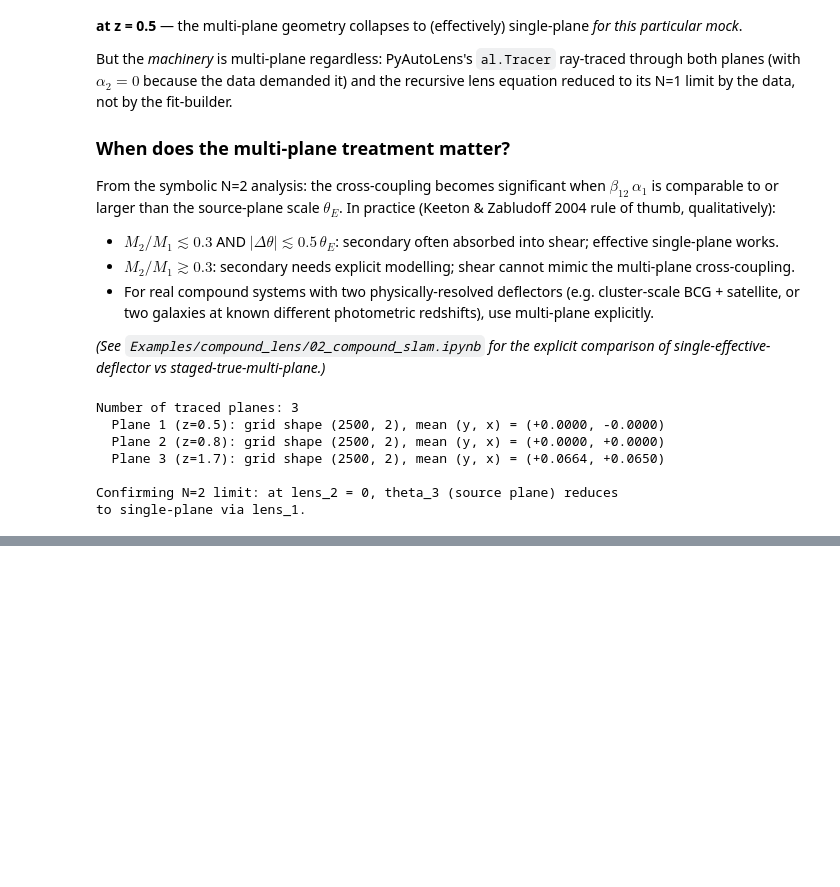
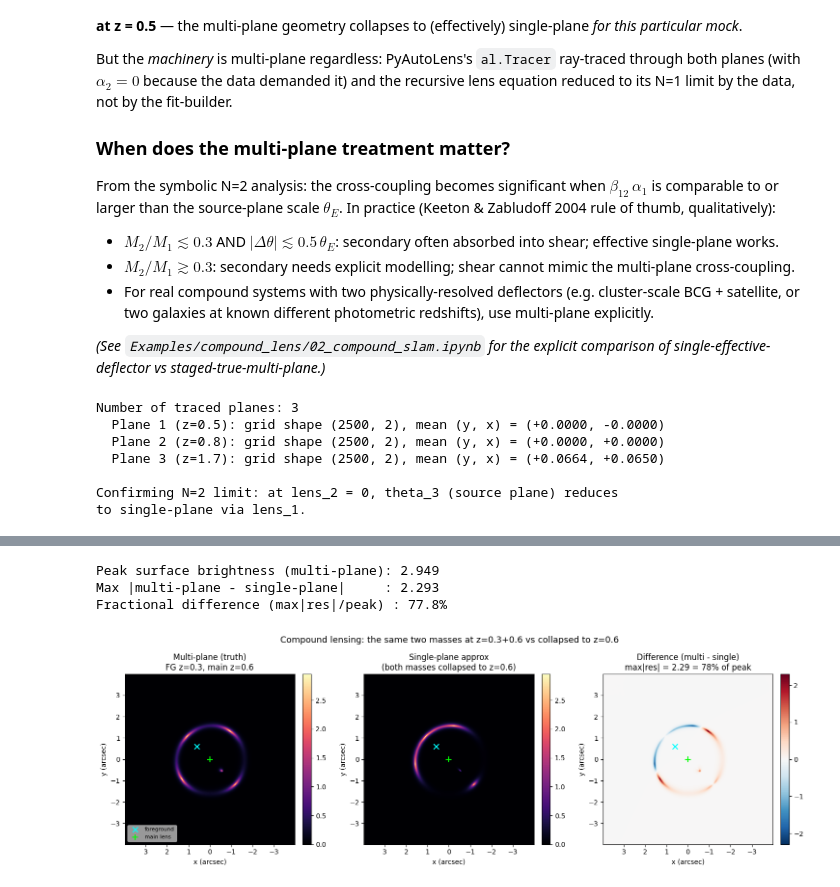
Before and after one commit to rodelcr/Learning_to_Autolens, a Jupyter notebook: Modules/14_Compound_Multi_Plane_Lensing/14_compound_multi_plane_lensing.ipynb, the cells around one changed output, grey strips where cells are left out. Drawn from its saved outputs; the diff is of its cells as text; code cells hidden in the pictures; blank space fills up the shorter version.

```diff
--- a/Modules/14_Compound_Multi_Plane_Lensing/14_compound_multi_plane_lensing.ipynb
+++ b/Modules/14_Compound_Multi_Plane_Lensing/14_compound_multi_plane_lensing.ipynb
@@ -245,0 +323,65 @@ to single-plane via lens_1.
+# %%
+# --- Build the single-plane approximation: collapse BOTH masses onto z_main ---
+# Same Einstein radii, same centres, but the foreground is now declared to live
+# at z=0.6. This is the naive shortcut that ignores beta_12 and the cross-coupling.
+foreground_collapsed = al.Galaxy(
+    redshift=z_main,  # <-- the only change: 0.3 -> 0.6
+    mass=al.mp.IsothermalSph(centre=(0.6, 0.6), einstein_radius=0.45),
+)
+tracer_sp = al.Tracer(
+    galaxies=[foreground_collapsed, main_lens, source], cosmology=cosmo
+)
+
+# Render both on the same fine grid.
+grid = al.Grid2D.uniform(shape_native=(200, 200), pixel_scales=0.04)
+image_mp = tracer_mp.image_2d_from(grid=grid)
+image_sp = tracer_sp.image_2d_from(grid=grid)
+
+img_mp = np.asarray(image_mp.native)
+img_sp = np.asarray(image_sp.native)
+residual = img_mp - img_sp
+
+peak = img_mp.max()
+max_abs_diff = np.abs(residual).max()
+print(f"Peak surface brightness (multi-plane): {peak:.3f}")
+print(f"Max |multi-plane - single-plane|     : {max_abs_diff:.3f}")
+print(f"Fractional difference (max|res|/peak) : {max_abs_diff / peak:.1%}")
+# %% [output]
+Peak surface brightness (multi-plane): 2.949
+Max |multi-plane - single-plane|     : 2.293
+Fractional difference (max|res|/peak) : 77.8%
+# %%
+# --- The headline figure: multi-plane vs single-plane vs their difference ---
+extent = [grid.scaled_maxima[1], grid.scaled_minima[1],
+          grid.scaled_minima[0], grid.scaled_maxima[0]]
+
+fig, axes = plt.subplots(1, 3, figsize=(15, 4.6))
+
+vmax = peak
+im0 = axes[0].imshow(img_mp, origin="lower", extent=extent, cmap="magma", vmin=0, vmax=vmax)
+axes[0].set_title("Multi-plane (truth)\nFG z=0.3, main z=0.6")
+fig.colorbar(im0, ax=axes[0], fraction=0.046, pad=0.04)
+
+im1 = axes[1].imshow(img_sp, origin="lower", extent=extent, cmap="magma", vmin=0, vmax=vmax)
+axes[1].set_title("Single-plane approx\n(both masses collapsed to z=0.6)")
+fig.colorbar(im1, ax=axes[1], fraction=0.046, pad=0.04)
+
+rlim = np.abs(residual).max()
+im2 = axes[2].imshow(residual, origin="lower", extent=extent, cmap="RdBu_r",
+                     vmin=-rlim, vmax=+rlim)
+axes[2].set_title(f"Difference (multi - single)\nmax|res| = {rlim:.2f} = "
+                  f"{rlim/peak:.0%} of peak")
+fig.colorbar(im2, ax=axes[2], fraction=0.046, pad=0.04)
+
+for ax in axes:
+    ax.scatter([0.6], [0.6], marker="x", c="cyan", s=60, label="foreground")
+    ax.scatter([0.0], [0.0], marker="+", c="lime", s=80, label="main lens")
+    ax.set_xlabel("x (arcsec)"); ax.set_ylabel("y (arcsec)")
+axes[0].legend(loc="lower left", fontsize=8, framealpha=0.6)
+
+fig.suptitle("Compound lensing: the same two masses at z=0.3+0.6 vs collapsed to z=0.6",
+             y=1.02, fontsize=13)
+plt.tight_layout()
+plt.show()
+# %% [output]
+[figure, added]
```
Also changed, not shown: parts of 9 cells of this notebook, 1 other file.
